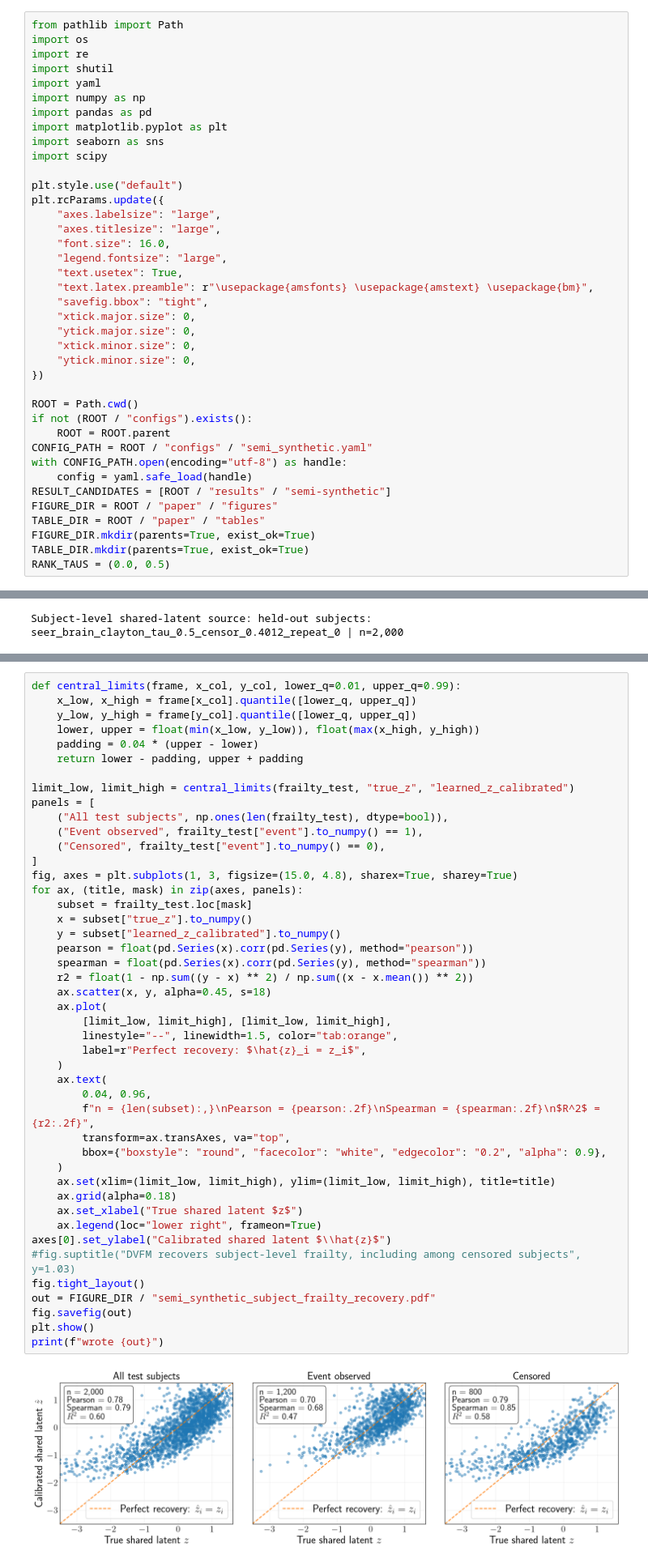
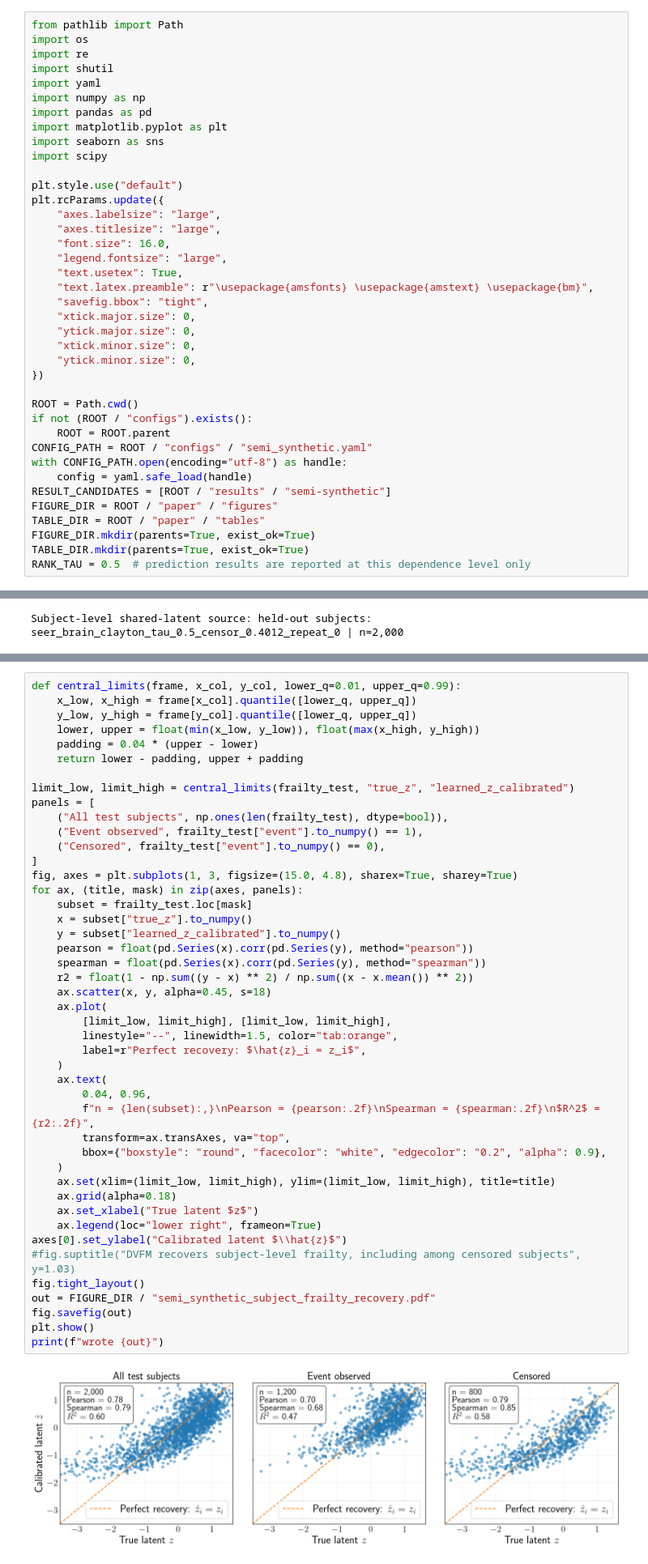
Before and after one commit to kalantari66/dvfm-survival, a Jupyter notebook: notebooks/semi_synthetic_results.ipynb, the cells around one changed output, grey strips where cells are left out. Shown at 81% size. Drawn from its saved outputs; the diff is of its cells as text.

```diff
--- a/notebooks/semi_synthetic_results.ipynb
+++ b/notebooks/semi_synthetic_results.ipynb
@@ -40,7 +40,7 @@ FIGURE_DIR = ROOT / "paper" / "figures"
 TABLE_DIR = ROOT / "paper" / "tables"
 FIGURE_DIR.mkdir(parents=True, exist_ok=True)
 TABLE_DIR.mkdir(parents=True, exist_ok=True)
-RANK_TAUS = (0.0, 0.5)
+RANK_TAU = 0.5  # prediction results are reported at this dependence level only
 # %%
 def snake_case(name):
     return re.sub(r"[^a-z0-9]+", "_", str(name).strip().lower()).strip("_")
@@ -760,36 +760,36 @@ panels = [
 fig, axes = plt.subplots(1, 3, figsize=(15.0, 4.8), sharex=True, sharey=True)
 for ax, (title, mask) in zip(axes, panels):
     subset = frailty_test.loc[mask]
     x = subset["true_z"].to_numpy()
     y = subset["learned_z_calibrated"].to_numpy()
     pearson = float(pd.Series(x).corr(pd.Series(y), method="pearson"))
     spearman = float(pd.Series(x).corr(pd.Series(y), method="spearman"))
     r2 = float(1 - np.sum((y - x) ** 2) / np.sum((x - x.mean()) ** 2))
     ax.scatter(x, y, alpha=0.45, s=18)
     ax.plot(
         [limit_low, limit_high], [limit_low, limit_high],
         linestyle="--", linewidth=1.5, color="tab:orange",
         label=r"Perfect recovery: $\hat{z}_i = z_i$",
     )
     ax.text(
         0.04, 0.96,
         f"n = {len(subset):,}\nPearson = {pearson:.2f}\nSpearman = {spearman:.2f}\n$R^2$ = {r2:.2f}",
         transform=ax.transAxes, va="top",
         bbox={"boxstyle": "round", "facecolor": "white", "edgecolor": "0.2", "alpha": 0.9},
     )
     ax.set(xlim=(limit_low, limit_high), ylim=(limit_low, limit_high), title=title)
     ax.grid(alpha=0.18)
-    ax.set_xlabel("True shared latent $z$")
+    ax.set_xlabel("True latent $z$")
     ax.legend(loc="lower right", frameon=True)
-axes[0].set_ylabel("Calibrated shared latent $\\hat{z}$")
+axes[0].set_ylabel("Calibrated latent $\\hat{z}$")
 #fig.suptitle("DVFM recovers subject-level frailty, including among censored subjects", y=1.03)
 fig.tight_layout()
 out = FIGURE_DIR / "semi_synthetic_subject_frailty_recovery.pdf"
 fig.savefig(out)
 plt.show()
 print(f"wrote {out}")
 # %% [output]
-[figure, old version]
+[figure, new version]
 wrote c:\Users\cml\Desktop\dvfm-survival\paper\figures\semi_synthetic_subject_frailty_recovery.pdf
 # %% [markdown]
 ## Tables
```
Also changed, not shown: parts of 4 cells of this notebook, 1 other file.
